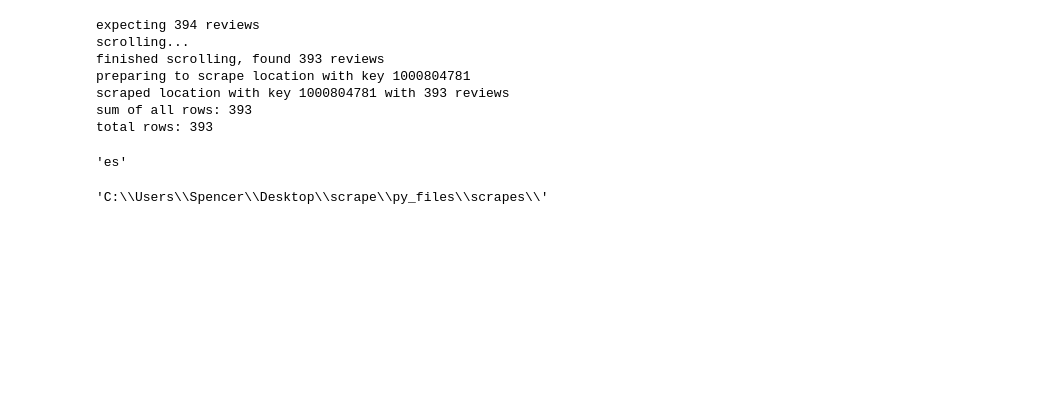
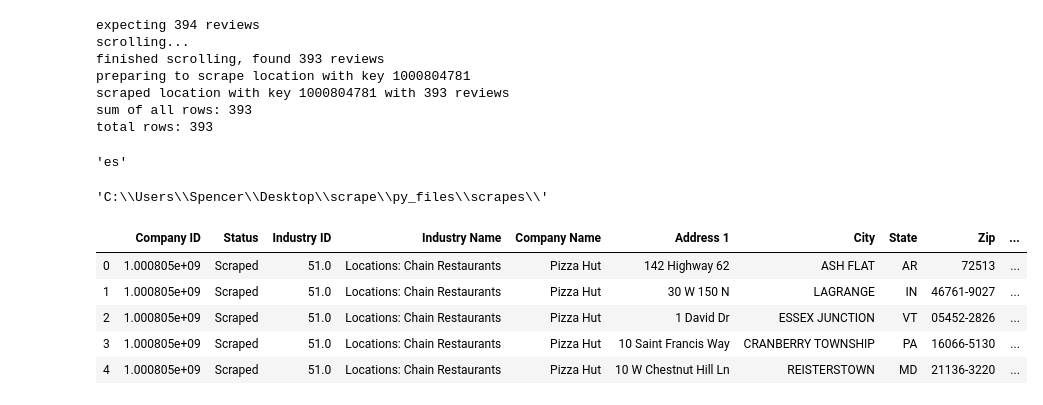
Before and after one commit to spencerqbrown/scrape, a Jupyter notebook: work_scrape.ipynb, the cells around one changed output. Drawn from its saved outputs; the diff is of its cells as text; code cells hidden in the pictures; blank space fills up the shorter version.

```diff
--- a/work_scrape.ipynb
+++ b/work_scrape.ipynb
@@ -378,0 +384,9 @@ filePath + "\\"
+# %%
+workfile.head()
+# %% [output]
+|  | Company ID | Status | Industry ID | Industry Name | Company Name | Address 1 | City | State | Zip | ... |
+| 0 | 1.000805e+09 | Scraped | 51.0 | Locations: Chain Restaurants | Pizza Hut | 142 Highway 62 | ASH FLAT | AR | 72513 | ... |
+| 1 | 1.000805e+09 | Scraped | 51.0 | Locations: Chain Restaurants | Pizza Hut | 30 W 150 N | LAGRANGE | IN | 46761-9027 | ... |
+| 2 | 1.000805e+09 | Scraped | 51.0 | Locations: Chain Restaurants | Pizza Hut | 1 David Dr | ESSEX JUNCTION | VT | 05452-2826 | ... |
+| 3 | 1.000805e+09 | Scraped | 51.0 | Locations: Chain Restaurants | Pizza Hut | 10 Saint Francis Way | CRANBERRY TOWNSHIP | PA | 16066-5130 | ... |
+| 4 | 1.000805e+09 | Scraped | 51.0 | Locations: Chain Restaurants | Pizza Hut | 10 W Chestnut Hill Ln | REISTERSTOWN | MD | 21136-3220 | ... |
```
Also changed, not shown: parts of 11 cells of this notebook, 12 other files.
